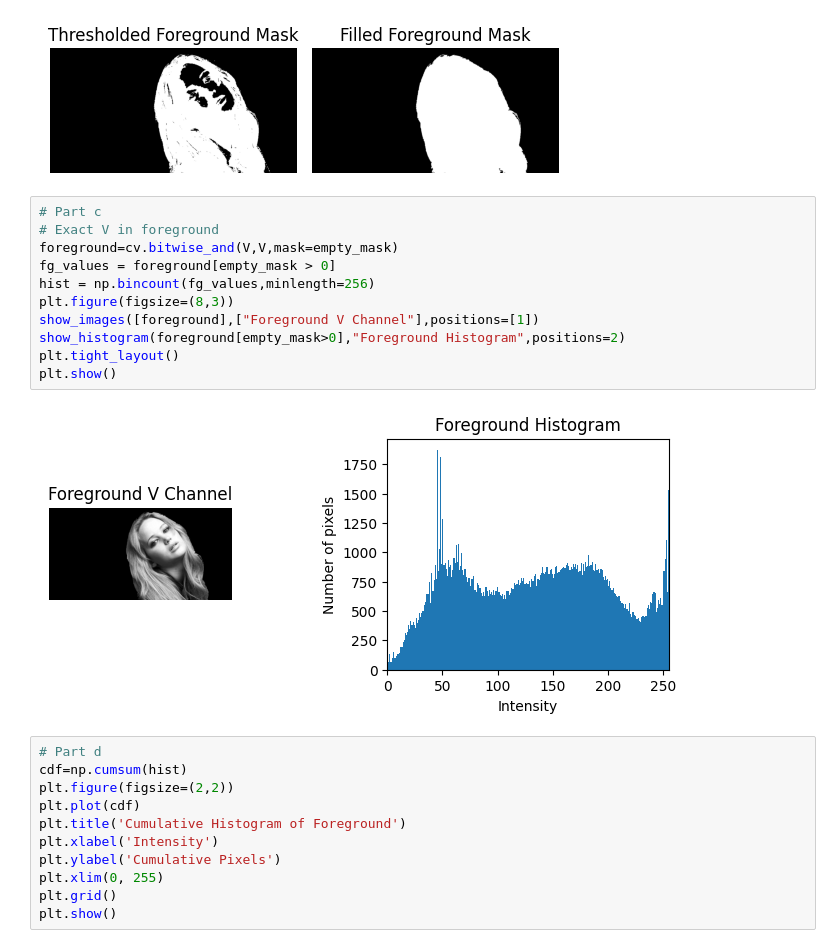
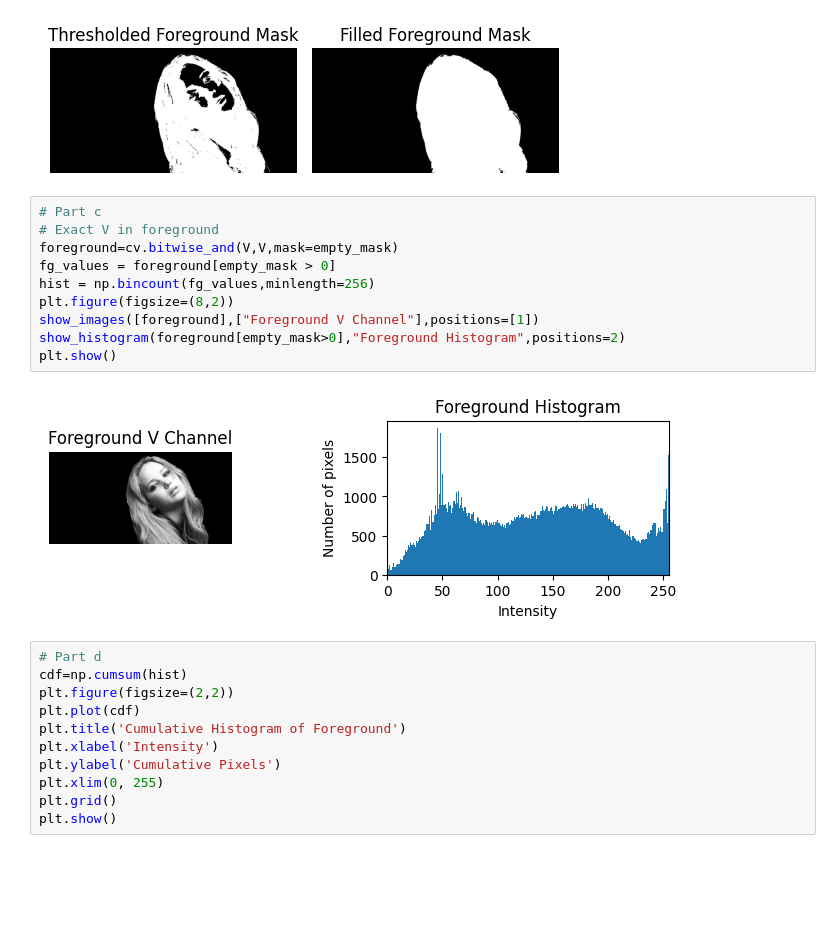
Before and after one commit to shalaniupekshani/EN3160-Assignment1-on-Intensity-Transformations-and-Neighborhood-Filtering, a Jupyter notebook: 230659H_a01.ipynb, the cells around one changed output. Drawn from its saved outputs; the diff is of its cells as text; blank space fills up the shorter version.

```diff
--- a/230659H_a01.ipynb
+++ b/230659H_a01.ipynb
@@ -331,16 +341,15 @@ Threshold: 61
 # %%
 # Part c
 # Exact V in foreground
 foreground=cv.bitwise_and(V,V,mask=empty_mask)
 fg_values = foreground[empty_mask > 0]
 hist = np.bincount(fg_values,minlength=256)
-plt.figure(figsize=(8,3))
+plt.figure(figsize=(8,2))
 show_images([foreground],["Foreground V Channel"],positions=[1])
 show_histogram(foreground[empty_mask>0],"Foreground Histogram",positions=2)
-plt.tight_layout()
 plt.show()
 # %% [output]
-[figure, old version]
+[figure, new version]
 # %%
 # Part d
 cdf=np.cumsum(hist)
```
Also changed, not shown: parts of 17 cells of this notebook, 8 other files.
